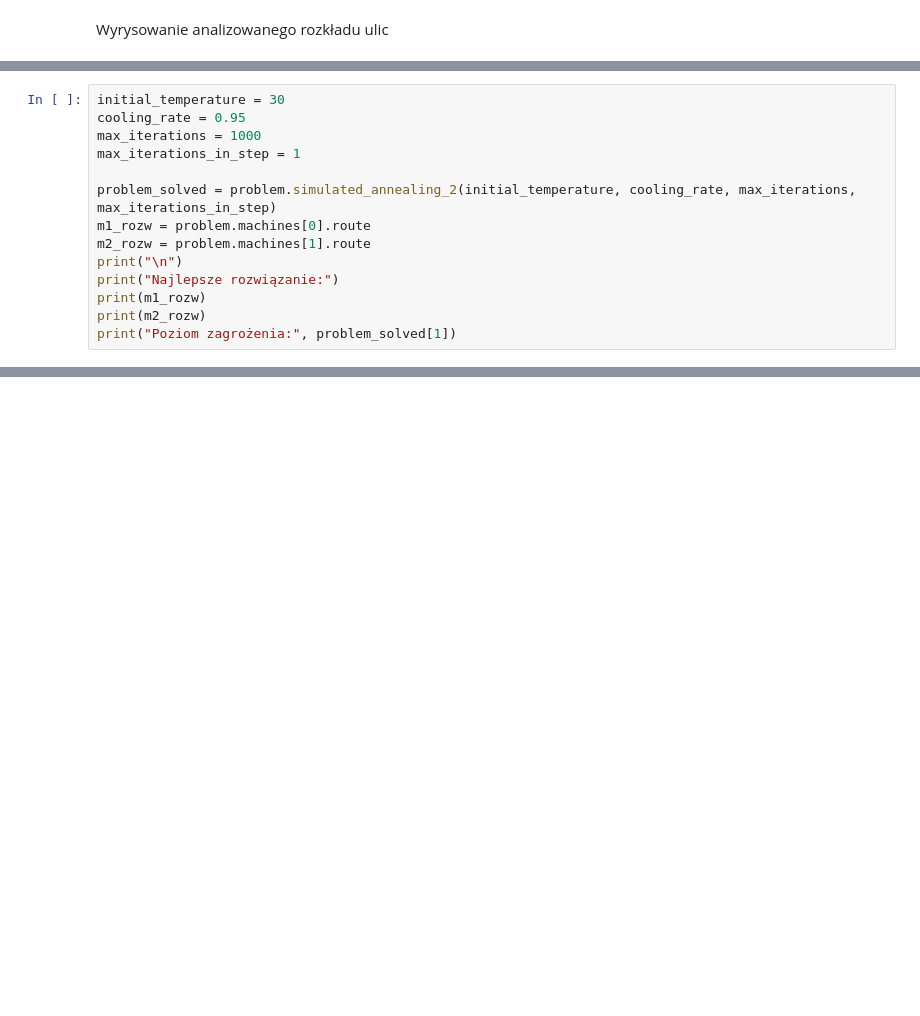
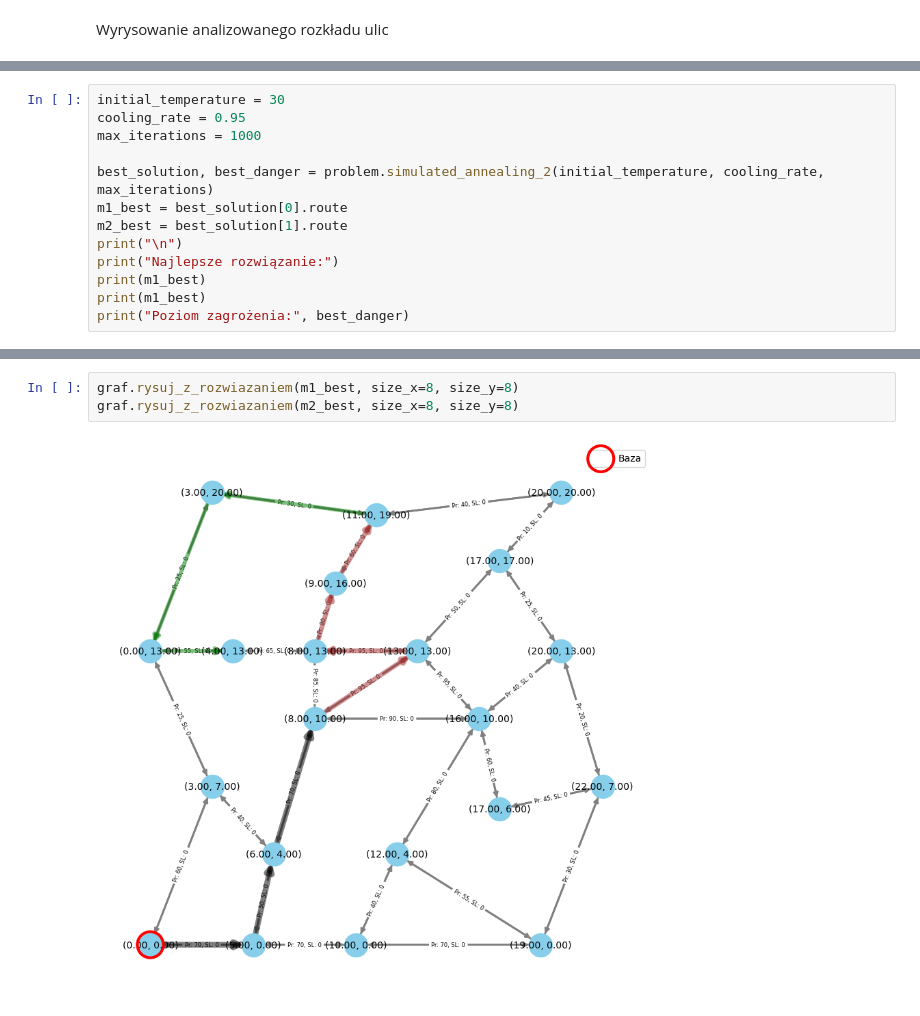
Before and after one commit to SzczepanK112/Simulated-Annealing, a Jupyter notebook: Problem_implementation/graf_podglad.ipynb, the cells around one changed output, grey strips where cells are left out. Saved outputs shown, nothing was run; the diff lists cells and outputs as text; blank space fills up the shorter version.

```diff
--- a/Problem_implementation/graf_podglad.ipynb
+++ b/Problem_implementation/graf_podglad.ipynb
@@ -44,15 +42,14 @@ graf.rysuj_dwa_rozwiazania(m1_poczatkowe, m2_poczatkowe, 10, 10)
 initial_temperature = 30
 cooling_rate = 0.95
 max_iterations = 1000
-max_iterations_in_step = 1
 
-problem_solved = problem.simulated_annealing_2(initial_temperature, cooling_rate, max_iterations, max_iterations_in_step)
-m1_rozw = problem.machines[0].route
-m2_rozw = problem.machines[1].route
+best_solution, best_danger = problem.simulated_annealing_2(initial_temperature, cooling_rate, max_iterations)
+m1_best = best_solution[0].route
+m2_best = best_solution[1].route
 print("\n")
 print("Najlepsze rozwiązanie:")
-print(m1_rozw)
-print(m2_rozw)
-print("Poziom zagrożenia:", problem_solved[1])
+print(m1_best)
+print(m1_best)
+print("Poziom zagrożenia:", best_danger)
 # %% [output]
 -----ITERACJA  0 -------
@@ -84,0 +72,5 @@ graf.rysuj_dwa_rozwiazania(m2_poczatkowe, m2_rozw, 10, 10)
+# %%
+graf.rysuj_z_rozwiazaniem(m1_best, size_x=8, size_y=8)
+graf.rysuj_z_rozwiazaniem(m2_best, size_x=8, size_y=8)
+# %% [output]
+[figure, added]
```
Also changed, not shown: parts of 7 cells of this notebook, 5 other files.
